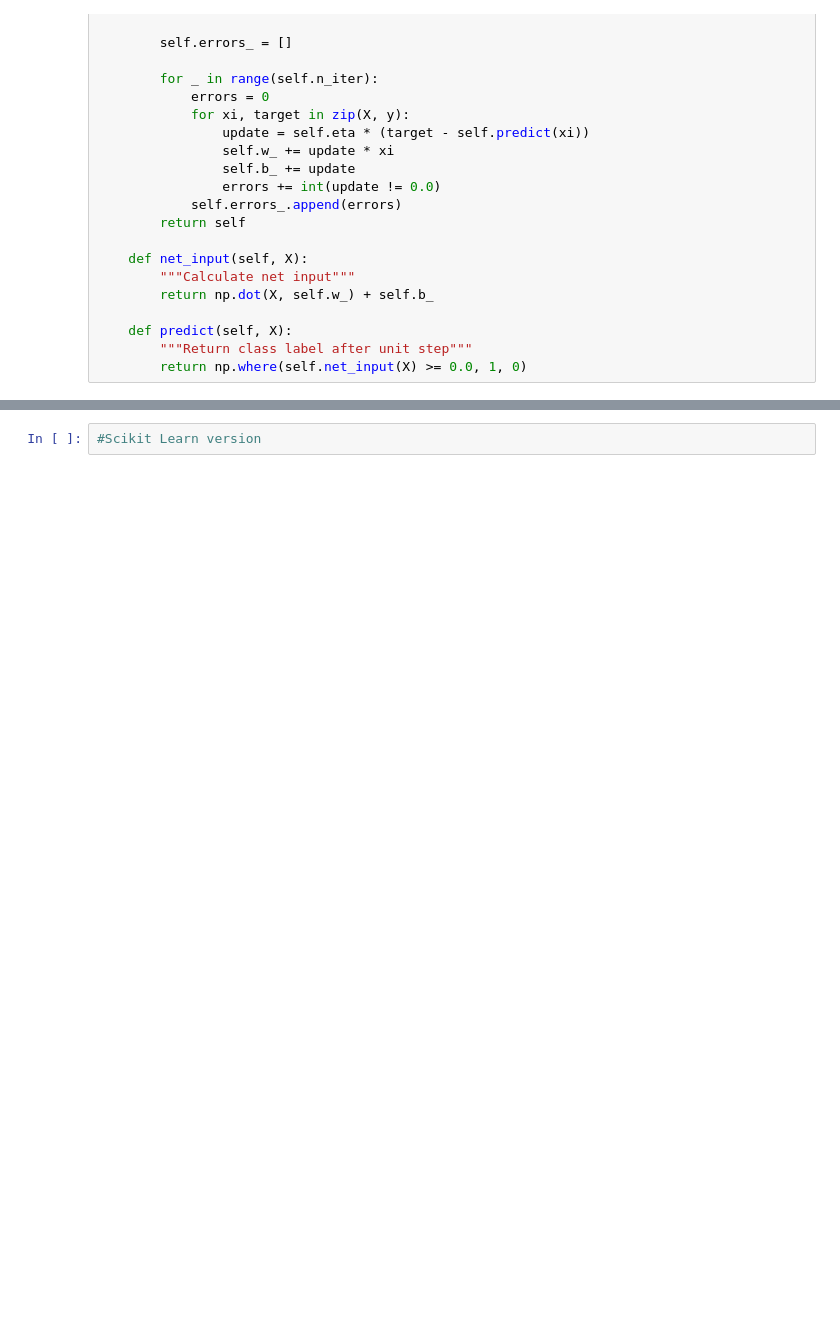
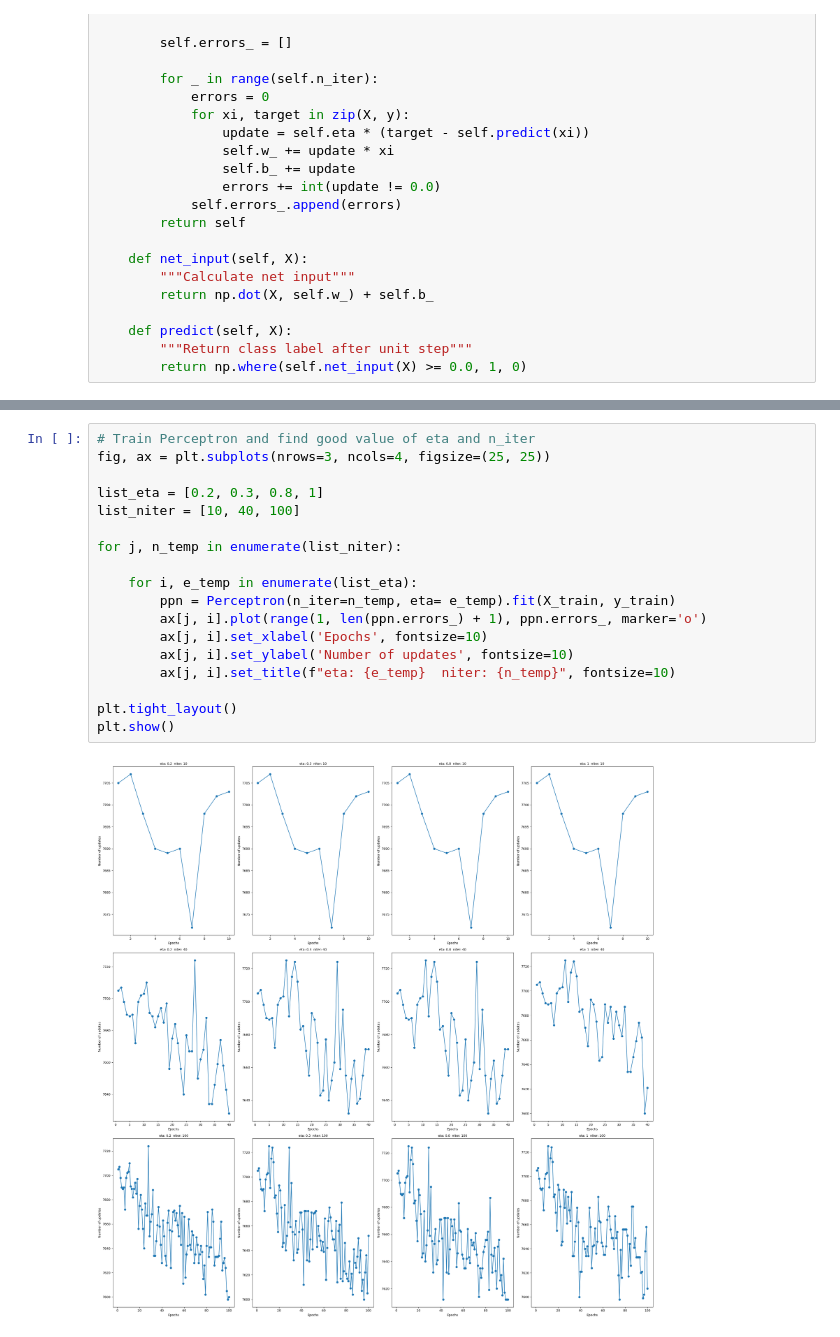
Before and after one commit to EricaCamelopardalis/MS_Classifiers, a Jupyter notebook: Project1.ipynb, the cells around one changed output, grey strips where cells are left out. Drawn from its saved outputs; the diff is of its cells as text; blank space fills up the shorter version.

```diff
--- a/Project1.ipynb
+++ b/Project1.ipynb
@@ -241,2 +240,20 @@ plt.show()
-# %%
-#Scikit Learn version
+# %%
+# Train Perceptron and find good value of eta and n_iter
+fig, ax = plt.subplots(nrows=3, ncols=4, figsize=(25, 25))
+
+list_eta = [0.2, 0.3, 0.8, 1]
+list_niter = [10, 40, 100]
+
+for j, n_temp in enumerate(list_niter):
+
+    for i, e_temp in enumerate(list_eta):
+        ppn = Perceptron(n_iter=n_temp, eta= e_temp).fit(X_train, y_train)
+        ax[j, i].plot(range(1, len(ppn.errors_) + 1), ppn.errors_, marker='o')
+        ax[j, i].set_xlabel('Epochs', fontsize=10)
+        ax[j, i].set_ylabel('Number of updates', fontsize=10)
+        ax[j, i].set_title(f"eta: {e_temp}  niter: {n_temp}", fontsize=10)
+
+plt.tight_layout()
+plt.show()
+# %% [output]
+[figure, added]
```
Also changed, not shown: parts of 8 cells of this notebook, 2 other files.
